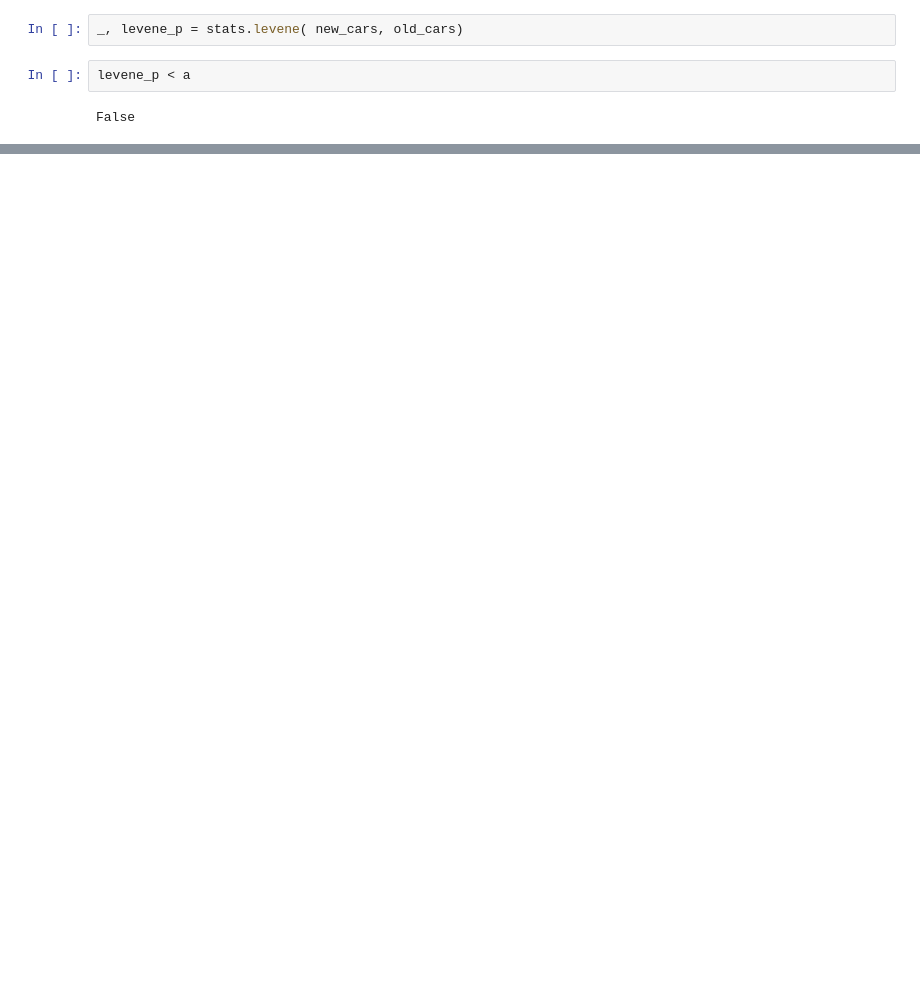
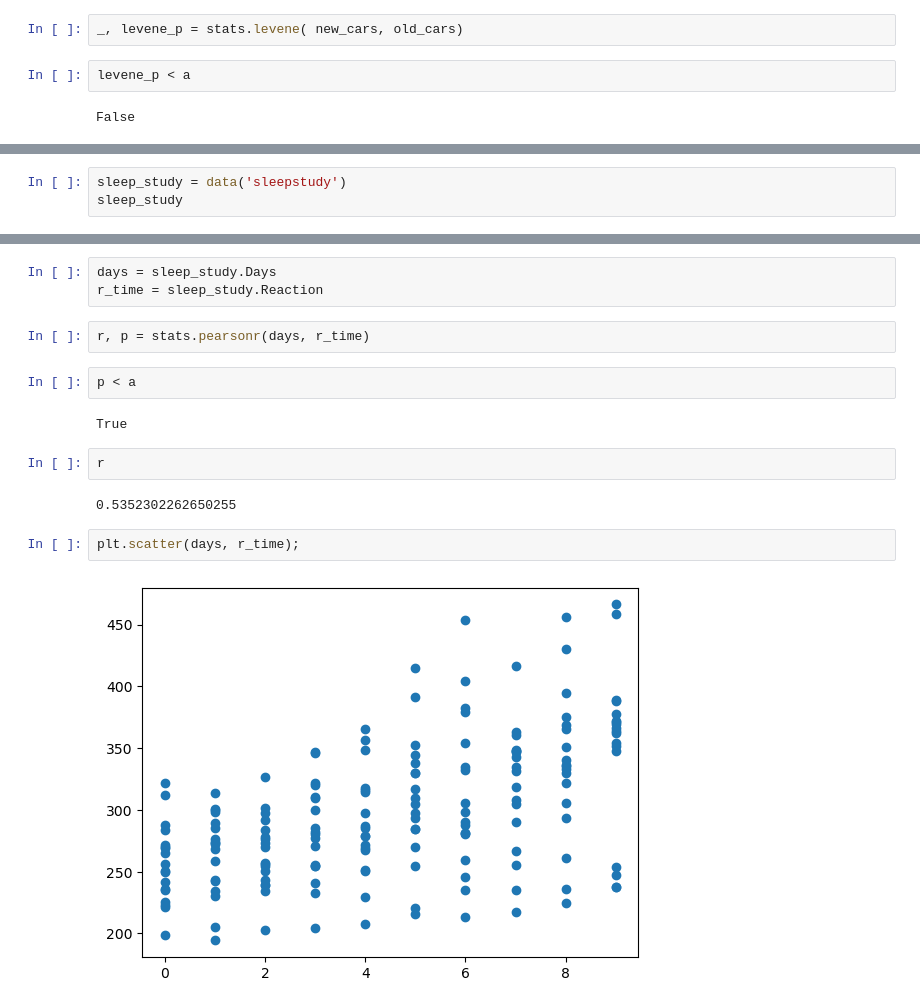
Before and after one commit to Jburch01/statistics-exercises, a Jupyter notebook: hypothesis_testing.ipynb, the cells around one changed output, grey strips where cells are left out. Saved outputs shown, nothing was run; the diff lists cells and outputs as text; blank space fills up the shorter version.

```diff
--- a/hypothesis_testing.ipynb
+++ b/hypothesis_testing.ipynb
@@ -131,0 +353,3 @@ True
+# %%
+sleep_study = data('sleepstudy')
+sleep_study
@@ -131,0 +370,17 @@ True
+# %%
+days = sleep_study.Days
+r_time = sleep_study.Reaction
+# %%
+r, p = stats.pearsonr(days, r_time)
+# %%
+p < a
+# %% [output]
+True
+# %%
+r
+# %% [output]
+0.5352302262650255
+# %%
+plt.scatter(days, r_time);
+# %% [output]
+[figure, added]
```
Also changed, not shown: parts of 113 cells of this notebook.
